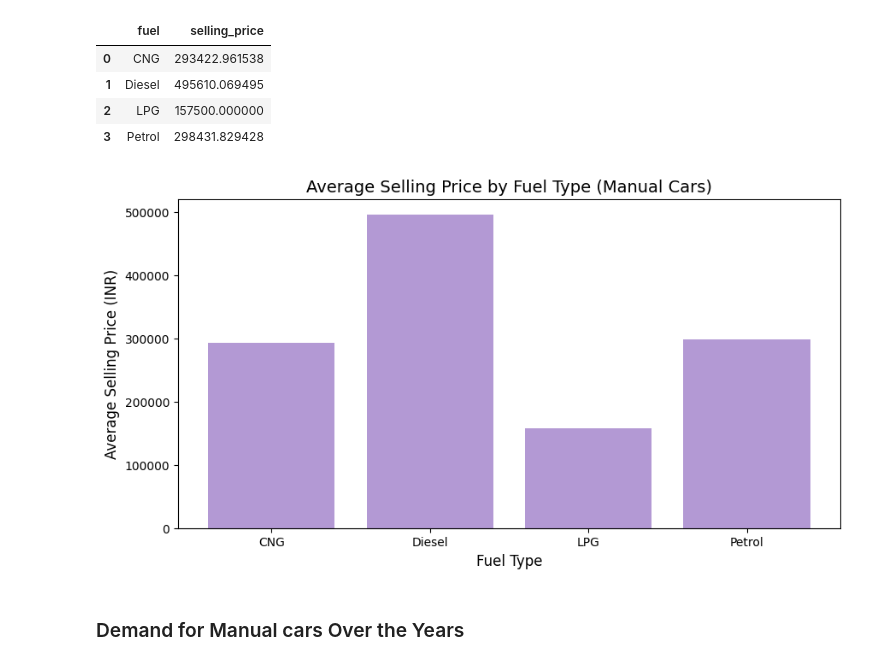
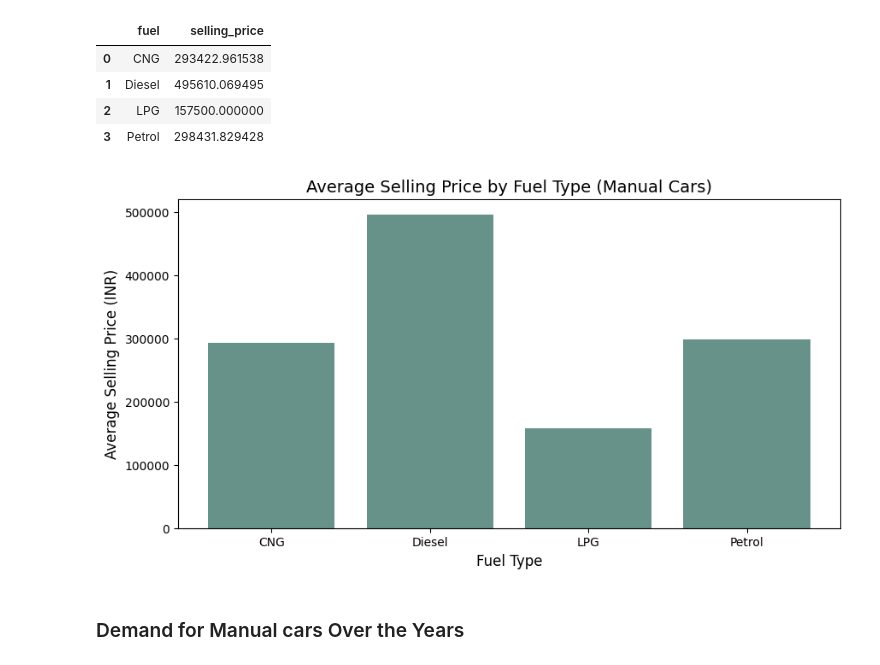
Before and after one commit to WendyInft/MATHEDA-INFANTE, a Jupyter notebook: WK11-Endterm-Exam/Exercise/Endterm-Exam-Infante.ipynb, the cells around one changed output. Cells and saved outputs as stored; diff of their text form; code cells hidden in the pictures.

```diff
--- a/WK11-Endterm-Exam/Exercise/Endterm-Exam-Infante.ipynb
+++ b/WK11-Endterm-Exam/Exercise/Endterm-Exam-Infante.ipynb
@@ -374,14 +374,14 @@ df_m
 | 3 | Petrol | 298431.829428 |
 # %%
 plt.figure(figsize=(10, 5))
-plt.bar(df_m['fuel'], df_m['selling_price'], color='#B399D4')
+plt.bar(df_m['fuel'], df_m['selling_price'], color='#679289')
 plt.title('Average Selling Price by Fuel Type (Manual Cars)', fontsize=14)
 plt.xlabel('Fuel Type', fontsize=12)
 plt.ylabel('Average Selling Price (INR)', fontsize=12)
 plt.xticks(rotation=0)
 plt.show()
 # %% [output]
-[figure, old version]
+[figure, new version]
 # %% [markdown]
 ### Demand for Manual cars Over the Years
 # %%
```
Also changed, not shown: parts of 19 cells of this notebook.
